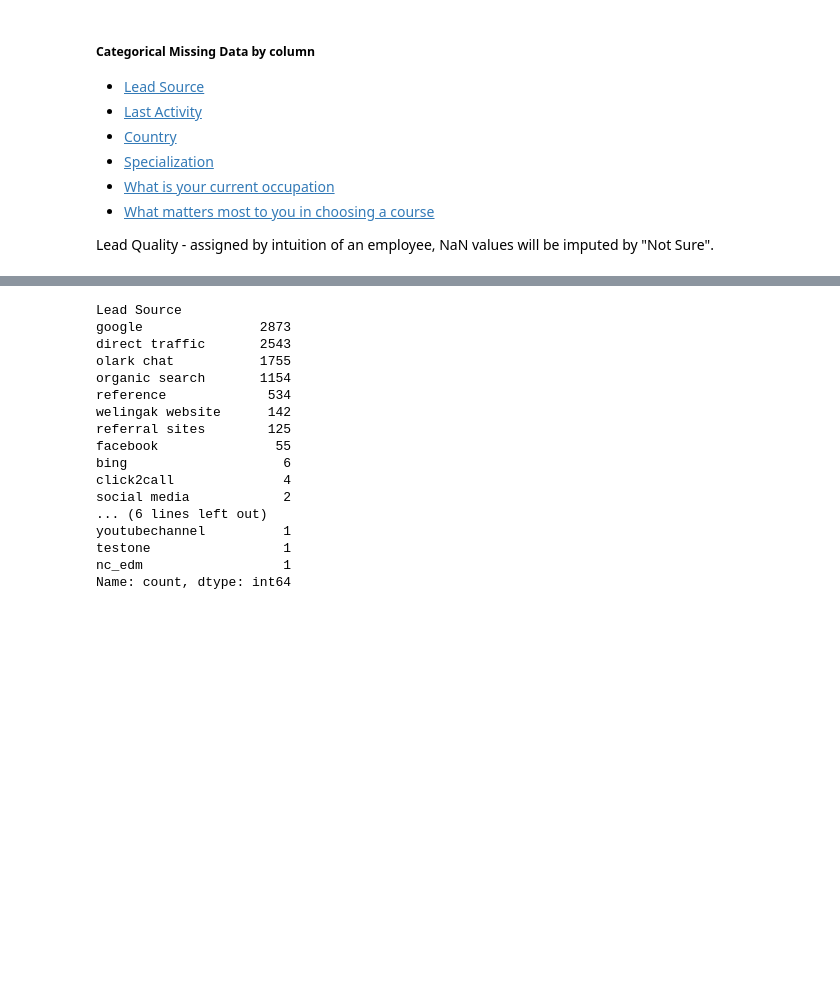
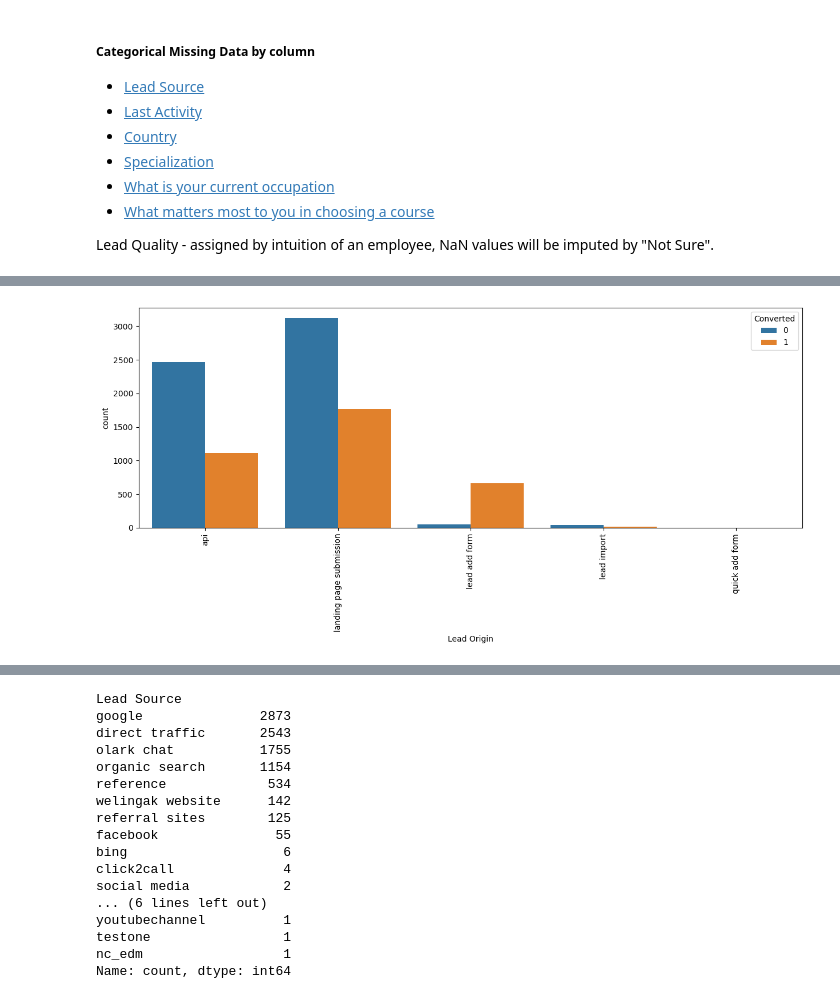
Before and after one commit to yuledez/Project_4_lead_scoring, a Jupyter notebook: lead_scoring_project4_YL.ipynb, the cells around one changed output, grey strips where cells are left out. Saved outputs shown, nothing was run; the diff lists cells and outputs as text; code cells hidden in the pictures; blank space fills up the shorter version.

```diff
--- a/lead_scoring_project4_YL.ipynb
+++ b/lead_scoring_project4_YL.ipynb
@@ -119,0 +120,3 @@ df_leads.describe()
+# %%
+for i, col in enumerate(df_leads.columns):
+    print(f"{i} - {col}")
@@ -225,15 +248,3 @@ Last Notable Activity                             0.00
 dtype: float64
 # %% [markdown]
 Drop columns with more than 45% missing data
-# %%
-# Calculate the percentage of missing values for each column
-missing_percentage = df_leads.isnull().sum() / len(df_leads) * 100
-
-# Drop columns that have more than 70% missing values
-df_leads = df_leads.loc[:, missing_percentage <= 45]
-
-# Alternatively, use drop() with a list comprehension for clarity
-#df_leads = df_leads.drop(columns=[col for col in df_leads.columns if missing_percentage[col] > 45])
-
-# Check the updated DataFrame
-print(df_leads.head())
@@ -257,0 +251,9 @@ print(df_leads.head())
+# %%
+cols = df_leads.columns
+
+for i in cols:
+    if (100 * (df_leads[i].isnull().sum() / len(df_leads.index))) >= 45:
+        df_leads.drop(i, axis=1, inplace=True)
+
+# Check the updated DataFrame
+df_leads.info()
@@ -318,0 +333,9 @@ Lead Quality - assigned by intuition of an employee, NaN values will be imputed
+# %%
+#visualizing the spread of the variable
+
+fig, axs = plt.subplots(figsize = (15,5))
+sns.countplot(x = 'Lead Origin', hue = 'Converted', data = df_leads)
+xticks(rotation = 90)
+plt.show()
+# %% [output]
+[figure, added]
```
Also changed, not shown: parts of 93 cells of this notebook.
